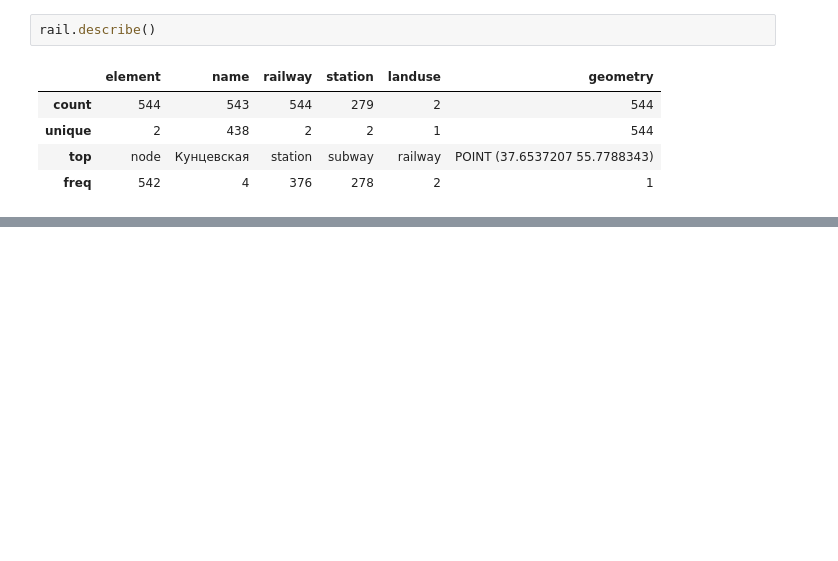
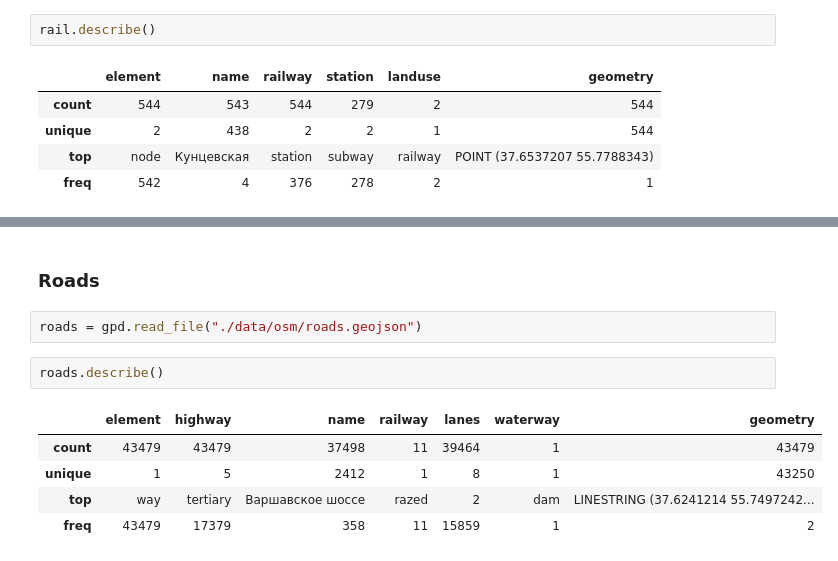
Before and after one commit to bes-leak/estate_trading_system, a Jupyter notebook: src/train_model/calc_transports_features.ipynb, the cells around one changed output, grey strips where cells are left out. Drawn from its saved outputs; the diff is of its cells as text; blank space fills up the shorter version.

```diff
--- a/src/train_model/calc_transports_features.ipynb
+++ b/src/train_model/calc_transports_features.ipynb
@@ -138,0 +226,12 @@ rail.describe()
+# %% [markdown]
+### Roads
+# %%
+roads = gpd.read_file("./data/osm/roads.geojson")
+# %%
+roads.describe()
+# %% [output]
+|  | element | highway | name | railway | lanes | waterway | geometry |
+| count | 43479 | 43479 | 37498 | 11 | 39464 | 1 | 43479 |
+| unique | 1 | 5 | 2412 | 1 | 8 | 1 | 43250 |
+| top | way | tertiary | Варшавское шоссе | razed | 2 | dam | LINESTRING (37.6241214 55.7497242... |
+| freq | 43479 | 17379 | 358 | 11 | 15859 | 1 | 2 |
```
Also changed, not shown: parts of 24 cells of this notebook.
